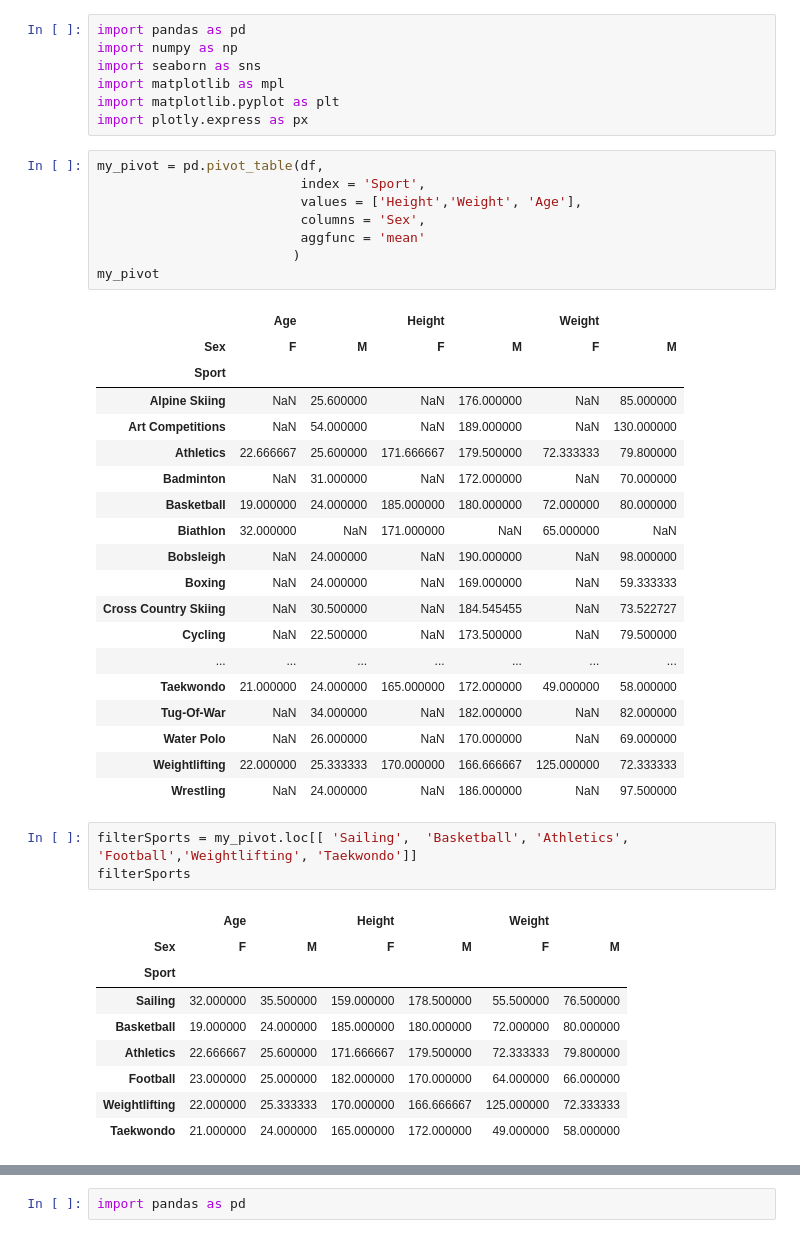
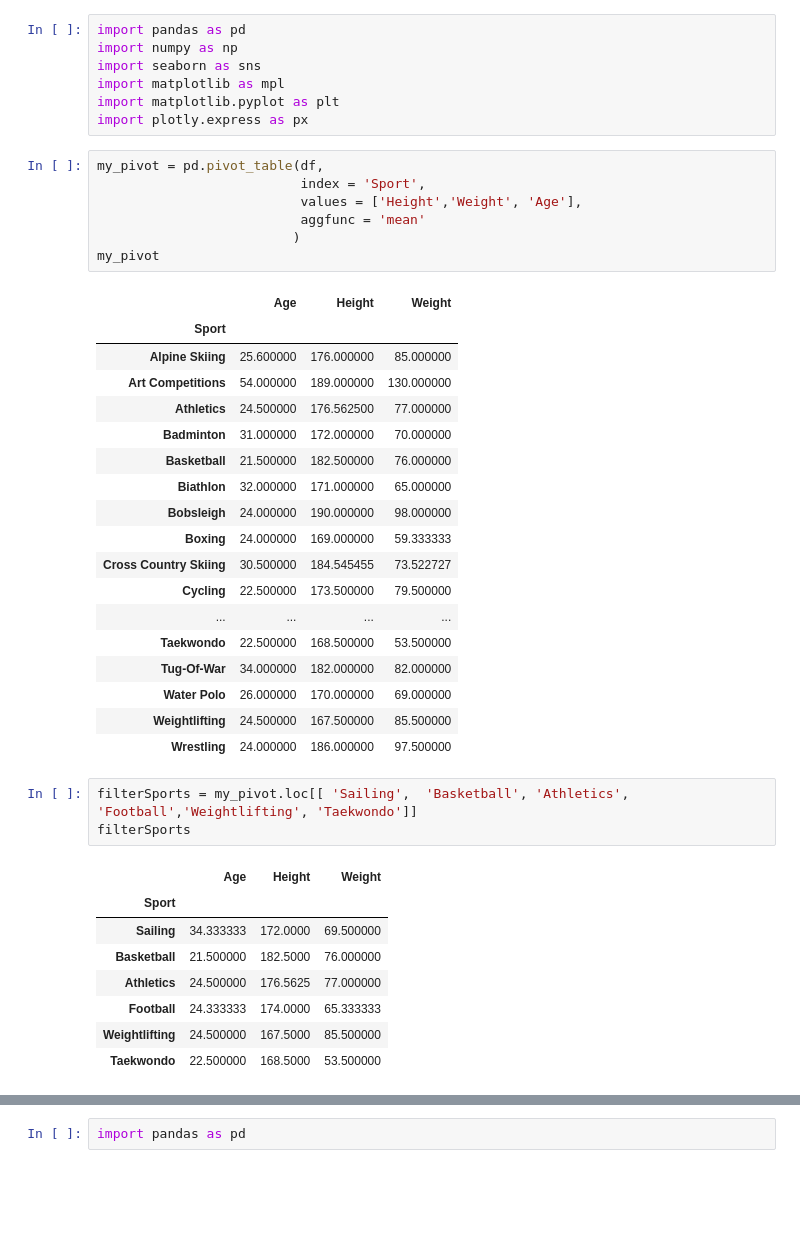
Before and after one commit to maferguillen00/2, a Jupyter notebook: ACT6&10.ipynb, the cells around one changed output, grey strips where cells are left out. Cells and saved outputs as stored; diff of their text form; blank space fills up the shorter version.

```diff
--- a/ACT6&10.ipynb
+++ b/ACT6&10.ipynb
@@ -212,41 +209,38 @@ import plotly.express as px
 # %%
 my_pivot = pd.pivot_table(df,
                           index = 'Sport',
                           values = ['Height','Weight', 'Age'],
-                          columns = 'Sex',
                           aggfunc = 'mean'
                          )
 my_pivot
 # %% [output]
-|  | Age |  | Height |  | Weight |  |
-| Sex | F | M | F | M | F | M |
-| Sport |  |  |  |  |  |  |
-| Alpine Skiing | NaN | 25.600000 | NaN | 176.000000 | NaN | 85.000000 |
-| Art Competitions | NaN | 54.000000 | NaN | 189.000000 | NaN | 130.000000 |
-| Athletics | 22.666667 | 25.600000 | 171.666667 | 179.500000 | 72.333333 | 79.800000 |
-| Badminton | NaN | 31.000000 | NaN | 172.000000 | NaN | 70.000000 |
-| Basketball | 19.000000 | 24.000000 | 185.000000 | 180.000000 | 72.000000 | 80.000000 |
-| Biathlon | 32.000000 | NaN | 171.000000 | NaN | 65.000000 | NaN |
-| Bobsleigh | NaN | 24.000000 | NaN | 190.000000 | NaN | 98.000000 |
-| Boxing | NaN | 24.000000 | NaN | 169.000000 | NaN | 59.333333 |
-| Cross Country Skiing | NaN | 30.500000 | NaN | 184.545455 | NaN | 73.522727 |
-| Cycling | NaN | 22.500000 | NaN | 173.500000 | NaN | 79.500000 |
-| ... | ... | ... | ... | ... | ... | ... |
-| Taekwondo | 21.000000 | 24.000000 | 165.000000 | 172.000000 | 49.000000 | 58.000000 |
-| Tug-Of-War | NaN | 34.000000 | NaN | 182.000000 | NaN | 82.000000 |
-| Water Polo | NaN | 26.000000 | NaN | 170.000000 | NaN | 69.000000 |
-| Weightlifting | 22.000000 | 25.333333 | 170.000000 | 166.666667 | 125.000000 | 72.333333 |
-| Wrestling | NaN | 24.000000 | NaN | 186.000000 | NaN | 97.500000 |
+|  | Age | Height | Weight |
+| Sport |  |  |  |
+| Alpine Skiing | 25.600000 | 176.000000 | 85.000000 |
+| Art Competitions | 54.000000 | 189.000000 | 130.000000 |
+| Athletics | 24.500000 | 176.562500 | 77.000000 |
+| Badminton | 31.000000 | 172.000000 | 70.000000 |
+| Basketball | 21.500000 | 182.500000 | 76.000000 |
+| Biathlon | 32.000000 | 171.000000 | 65.000000 |
+| Bobsleigh | 24.000000 | 190.000000 | 98.000000 |
+| Boxing | 24.000000 | 169.000000 | 59.333333 |
+| Cross Country Skiing | 30.500000 | 184.545455 | 73.522727 |
+| Cycling | 22.500000 | 173.500000 | 79.500000 |
+| ... | ... | ... | ... |
+| Taekwondo | 22.500000 | 168.500000 | 53.500000 |
+| Tug-Of-War | 34.000000 | 182.000000 | 82.000000 |
+| Water Polo | 26.000000 | 170.000000 | 69.000000 |
+| Weightlifting | 24.500000 | 167.500000 | 85.500000 |
+| Wrestling | 24.000000 | 186.000000 | 97.500000 |
 # %%
 filterSports = my_pivot.loc[[ 'Sailing',  'Basketball', 'Athletics', 'Football','Weightlifting', 'Taekwondo']]
 filterSports
 # %% [output]
-|  | Age |  | Height |  | Weight |  |
-| Sex | F | M | F | M | F | M |
-| Sport |  |  |  |  |  |  |
-| Sailing | 32.000000 | 35.500000 | 159.000000 | 178.500000 | 55.500000 | 76.500000 |
-| Basketball | 19.000000 | 24.000000 | 185.000000 | 180.000000 | 72.000000 | 80.000000 |
-| Athletics | 22.666667 | 25.600000 | 171.666667 | 179.500000 | 72.333333 | 79.800000 |
-| Football | 23.000000 | 25.000000 | 182.000000 | 170.000000 | 64.000000 | 66.000000 |
-| Weightlifting | 22.000000 | 25.333333 | 170.000000 | 166.666667 | 125.000000 | 72.333333 |
-| Taekwondo | 21.000000 | 24.000000 | 165.000000 | 172.000000 | 49.000000 | 58.000000 |
+|  | Age | Height | Weight |
+| Sport |  |  |  |
+| Sailing | 34.333333 | 172.0000 | 69.500000 |
+| Basketball | 21.500000 | 182.5000 | 76.000000 |
+| Athletics | 24.500000 | 176.5625 | 77.000000 |
+| Football | 24.333333 | 174.0000 | 65.333333 |
+| Weightlifting | 24.500000 | 167.5000 | 85.500000 |
+| Taekwondo | 22.500000 | 168.5000 | 53.500000 |
```
Also changed, not shown: parts of 40 cells of this notebook.
